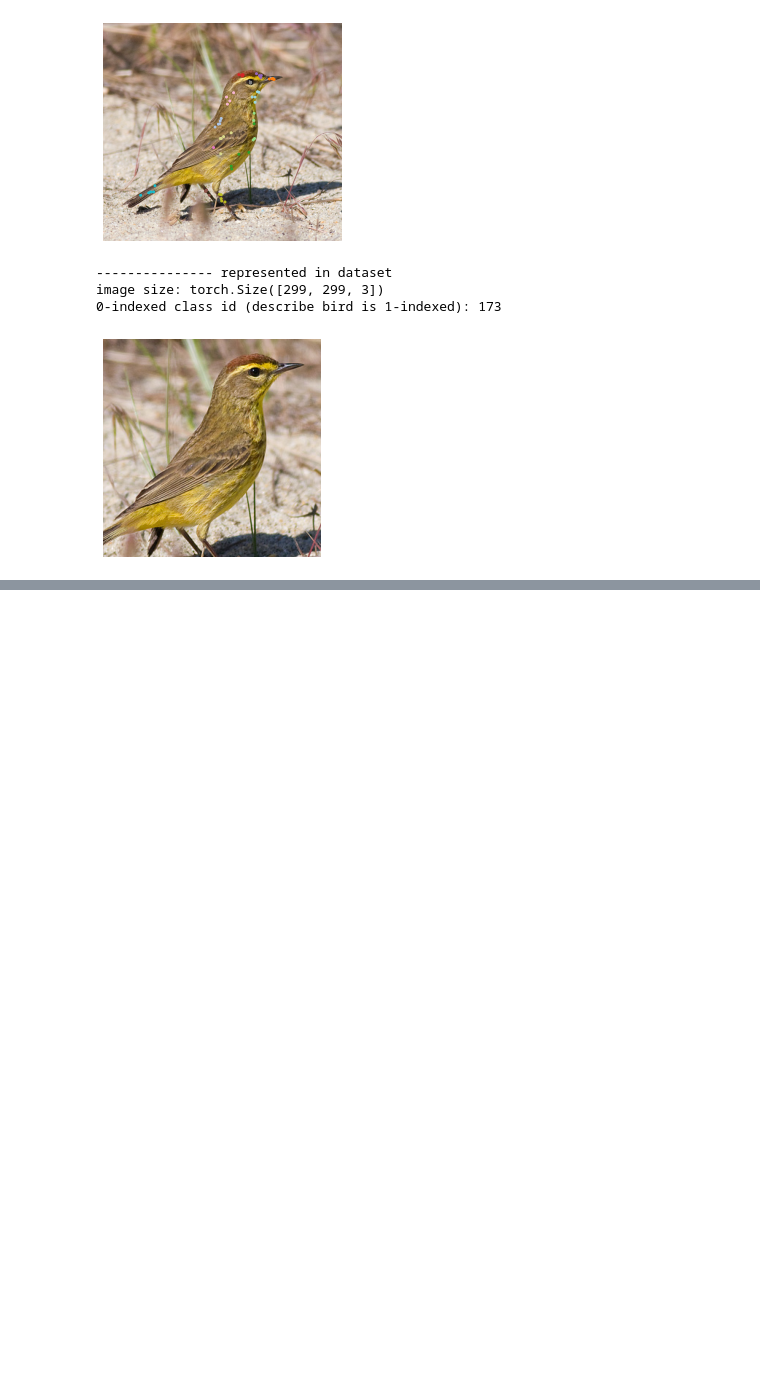
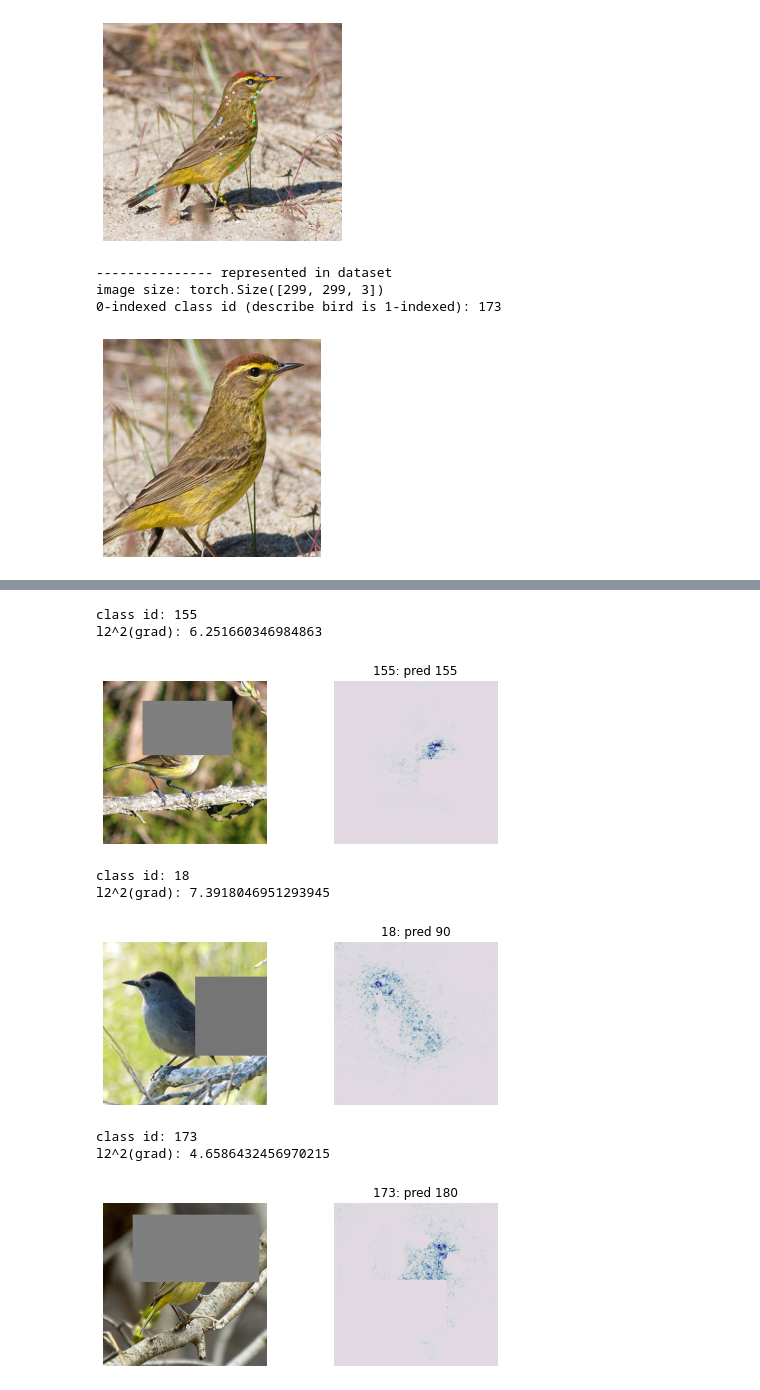
Before and after one commit to nathanwang000/ConceptCredibleModel, a Jupyter notebook: notebooks/attribution.ipynb, the cells around one changed output, grey strips where cells are left out. Cells and saved outputs as stored; diff of their text form; code cells hidden in the pictures; blank space fills up the shorter version.

Commit message:
updated ccm to allow random erasing (similar to du et al)

```diff
--- a/notebooks/attribution.ipynb
+++ b/notebooks/attribution.ipynb
@@ -89,0 +124,21 @@ class id: 173
+# %%
+cub_test = TransformWrapper(CUB_test_transform(Subset(cub, test_indices)),
+                            x_transform(transforms.RandomErasing()))
+
+fn = f'../outputs/9d6b1fe6330211ecb773ac1f6b24a434/ccm.pt'
+show_explanation(cub_test, 100, [torch.load(fn)],
+                 explain_method=lambda model: IntegratedGradients(model, steps=10))
+show_explanation(cub_test, 10, [torch.load(fn)],
+                 explain_method=lambda model: IntegratedGradients(model, steps=10))
+show_explanation(cub_test, 45, [torch.load(fn)],
+                 explain_method=lambda model: IntegratedGradients(model, steps=10))
+# %% [output]
+class id: 155
+l2^2(grad): 6.251660346984863
+[figure, added]
+class id: 18
+l2^2(grad): 7.3918046951293945
+[figure, added]
+class id: 173
+l2^2(grad): 4.6586432456970215
+[figure, added]
```
Also changed, not shown: parts of 5 cells of this notebook, 3 other files.
